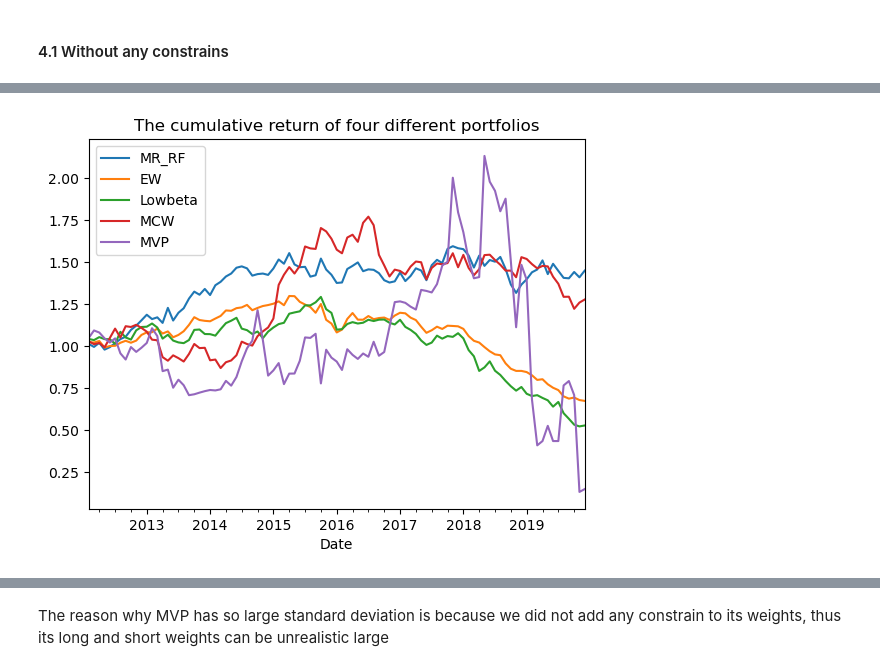
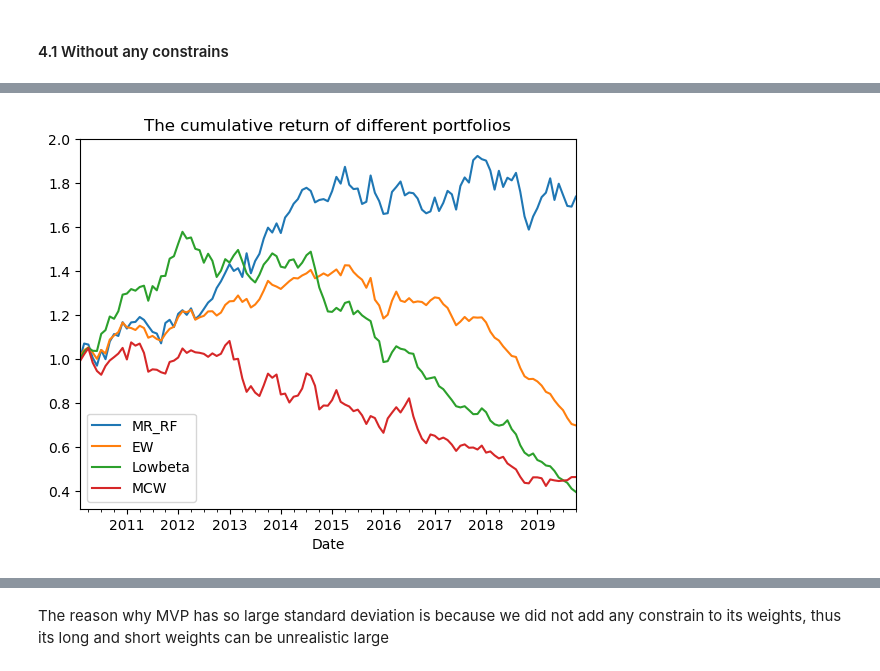
Before and after one commit to runxinlin/Research_Codes_2022, a Jupyter notebook: Python_V3.ipynb, the cells around one changed output, grey strips where cells are left out. Saved outputs shown, nothing was run; the diff lists cells and outputs as text; code cells hidden in the pictures.

```diff
--- a/Python_V3.ipynb
+++ b/Python_V3.ipynb
@@ -279,8 +278,8 @@ df_Ex_SR
 # %% [markdown]
 We use a rolling window of 36 month to estimate market betas, and these betas are updated monthly.
 # %%
-holding = 1 # Define the update frequency
-rollingW = 36 # Define the length of lookback estimation window
+holding = 3 # Define the update frequency; 3, 6, 12, 36, 72 (H)
+rollingW = 12 # Define the length of lookback estimation window, 3,6,12,36,72 (E)
 lens = len(df_Ex_SR)
 periods = int((lens - rollingW) / holding) # Calculate the holding periods
 print(periods,rollingW)
@@ -426,7 +425,7 @@ def hld_period_calcs(a):
 EW = list(map(hld_period_calcs, holding_return_list))
 # %%
 df_portfolio = pd.DataFrame()
-df_portfolio["MR_RF"] = np.round((df_MR-df_RF.values)[rollingW:][0:periods*holding+1],4)
+df_portfolio["MR_RF"] = np.round((df_MR-df_RF.values)[rollingW:][0:periods*holding],4)
 df_portfolio["EW"] = np.concatenate(EW)
 # %%
 df_portfolio
@@ -500,5 +501,2 @@ df_portfolio
 # %% [markdown]
 ### 3. Market Capitalization-Weighted (MCW)
-# %%
-i = 0
-holding_return_list[i].columns.intersection(Ranks[i]["Low_Beta"]).intersection(holding_size_list[i].columns)
@@ -535,13 +522,12 @@ mcap_wght[k]
 # %%
 def hld_period_calcs2(a,b,weights):
     port = a[weights.columns]
-    # port = a[b["Low_Beta"]]
-    # port = port.loc[:,(port != 0).any(axis=0)].astype(np.float64) #remove columns full of 0s
-    # port = port.loc[:, (~np.isnan(port).all(axis=0))].astype(np.float64) #remove columns full of nas
-    # index = port.columns.intersection(weights.columns)
-    # port = port[index]
-    # weights = weights[index]
-    level = pd.concat([weights, port+1]).reset_index(drop=True)
+    port = port.loc[:,(port != 0).any(axis=0)].astype(np.float64) #remove columns full of 0s
+    port = port.loc[:, (~np.isnan(port).all(axis=0))].astype(np.float64) #remove columns full of nas
+    index = port.columns.intersection(weights.columns)
+    port = port[index]
+    weights = weights[index]
+    level = pd.concat([pd.DataFrame(weights.iloc[0,:]).T, port+1]).reset_index(drop=True)
     level = level.rolling(window=len(level.index),min_periods = 1).apply(np.prod)
     value = pd.DataFrame(np.sum(level, axis=1).dropna())
     returns = np.round((value[1:len(value)].values-value[0:len(value)-1].values)/value[0:len(value)-1].values,4)
@@ -651,8 +628,8 @@ df_portfolio
 # %%
-(df_portfolio.iloc[:,0:5]+1).cumprod().plot(title = "The cumulative return of four different portfolios")
+(df_portfolio.iloc[:,0:4]+1).cumprod().plot(title = "The cumulative return of different portfolios")
 plt.show()
 # %% [output]
-[figure, old version]
+[figure, new version]
 # %%
 df_portfolio.mean()
 # %% [output]
```
Also changed, not shown: parts of 61 cells of this notebook, 1 other file.
